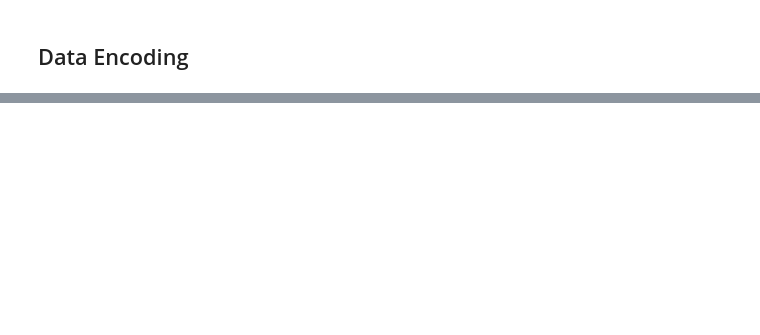
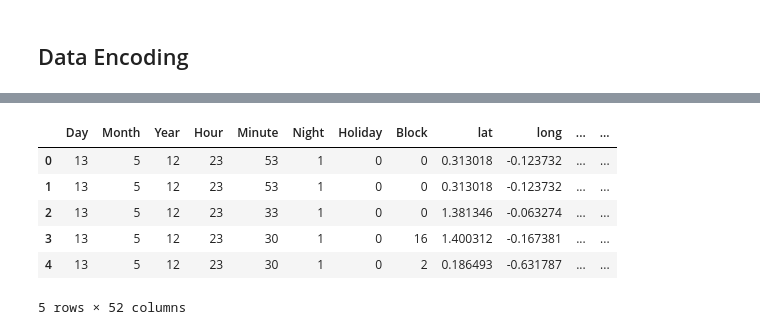
Before and after one commit to hannesharnisch/kaggle-sf-crime, a Jupyter notebook: sf-crime-prediction.ipynb, the cells around one changed output, grey strips where cells are left out. Cells and saved outputs as stored; diff of their text form; code cells hidden in the pictures; blank space fills up the shorter version.

Commit message:
feat: added normalization and transformation steps to the features

```diff
--- a/sf-crime-prediction.ipynb
+++ b/sf-crime-prediction.ipynb
@@ -268,0 +270,17 @@ train
+# %%
+# Normalize lat and long
+from sklearn.preprocessing import StandardScaler
+
+scaler = StandardScaler()
+encoded_train[['lat', 'long']] = scaler.fit_transform(encoded_train[['lat', 'long']])
+encoded_test[['lat', 'long']] = scaler.transform(encoded_test[['lat', 'long']])
+
+encoded_train.head()
+# %% [output]
+|  | Day | Month | Year | Hour | Minute | Night | Holiday | Block | lat | long | ... | ... |
+| 0 | 13 | 5 | 12 | 23 | 53 | 1 | 0 | 0 | 0.313018 | -0.123732 | ... | ... |
+| 1 | 13 | 5 | 12 | 23 | 53 | 1 | 0 | 0 | 0.313018 | -0.123732 | ... | ... |
+| 2 | 13 | 5 | 12 | 23 | 33 | 1 | 0 | 0 | 1.381346 | -0.063274 | ... | ... |
+| 3 | 13 | 5 | 12 | 23 | 30 | 1 | 0 | 16 | 1.400312 | -0.167381 | ... | ... |
+| 4 | 13 | 5 | 12 | 23 | 30 | 1 | 0 | 2 | 0.186493 | -0.631787 | ... | ... |
+5 rows × 52 columns
```
Also changed, not shown: parts of 10 cells of this notebook.
